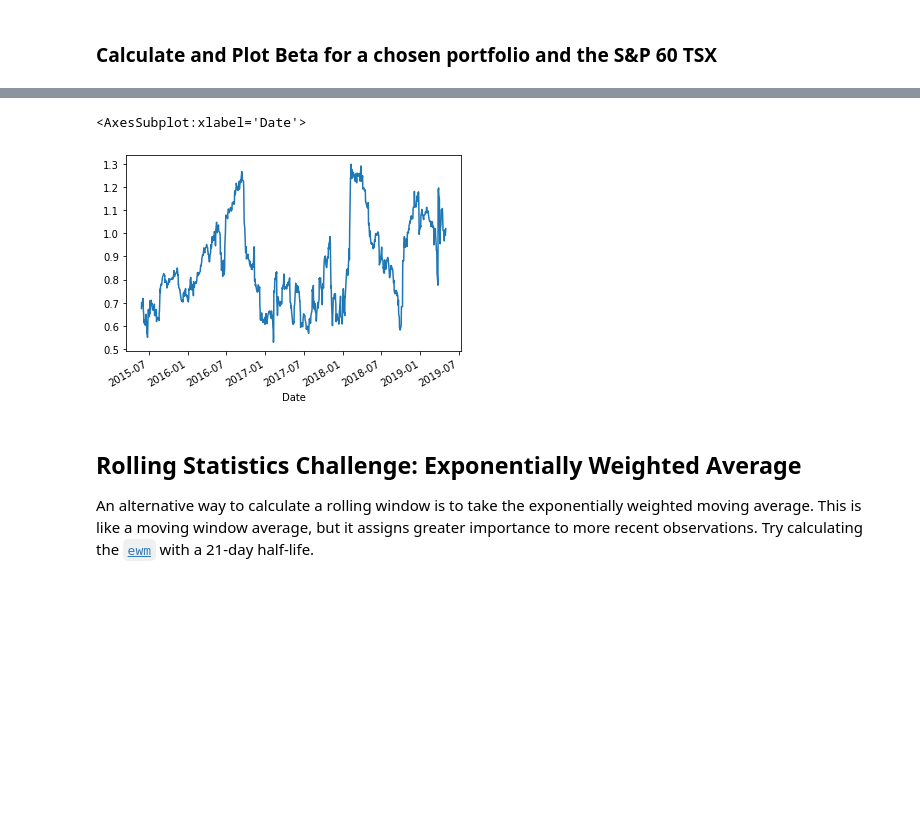
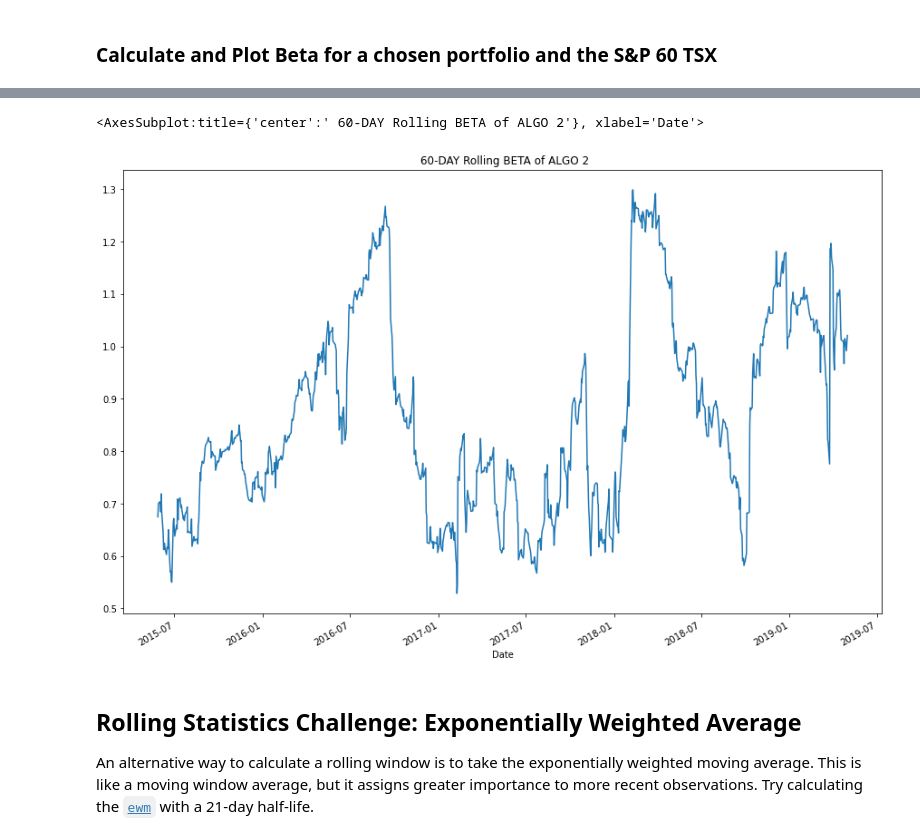
Before and after one commit to vjreddy2001/Portfolio, a Jupyter notebook: whale_analysis.ipynb, the cells around one changed output, grey strips where cells are left out. Cells and saved outputs as stored; diff of their text form; code cells hidden in the pictures; blank space fills up the shorter version.

```diff
--- a/whale_analysis.ipynb
+++ b/whale_analysis.ipynb
@@ -492,10 +453,10 @@ beta = rolling_covar / rolling_var
 # %%
 
-beta.plot()
-#ax.legend(["ALGO2", "S&P TSX"])
+beta.plot(figsize=(15,10), title = " 60-DAY Rolling BETA of ALGO 2")
+#ax.legend(["ALGO2", "S&P TSX"],figsize=(15,10))
 # %% [output]
-<AxesSubplot:xlabel='Date'>
+<AxesSubplot:title={'center':' 60-DAY Rolling BETA of ALGO 2'}, xlabel='Date'>
-[figure, old version]
+[figure, new version]
 # %% [markdown]
 ## Rolling Statistics Challenge: Exponentially Weighted Average
 
```
Also changed, not shown: parts of 35 cells of this notebook.
